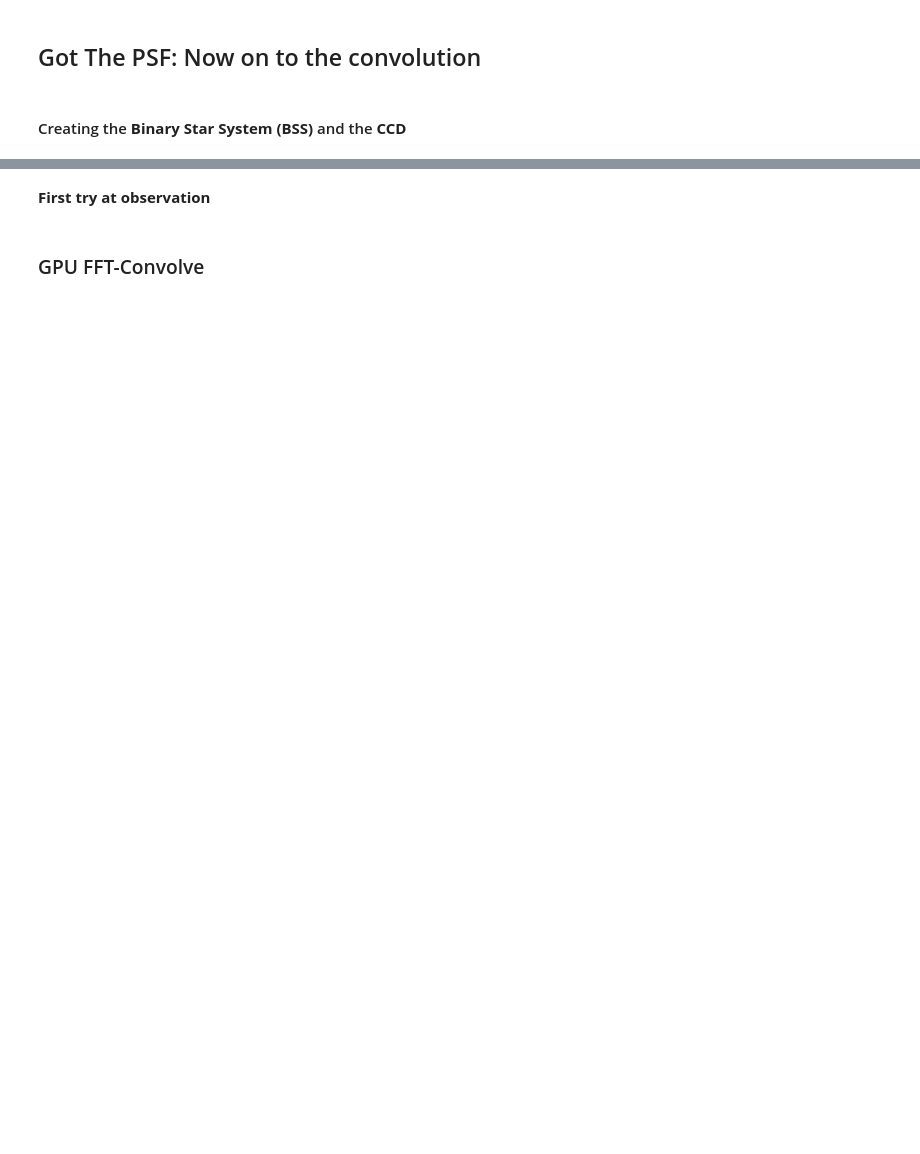
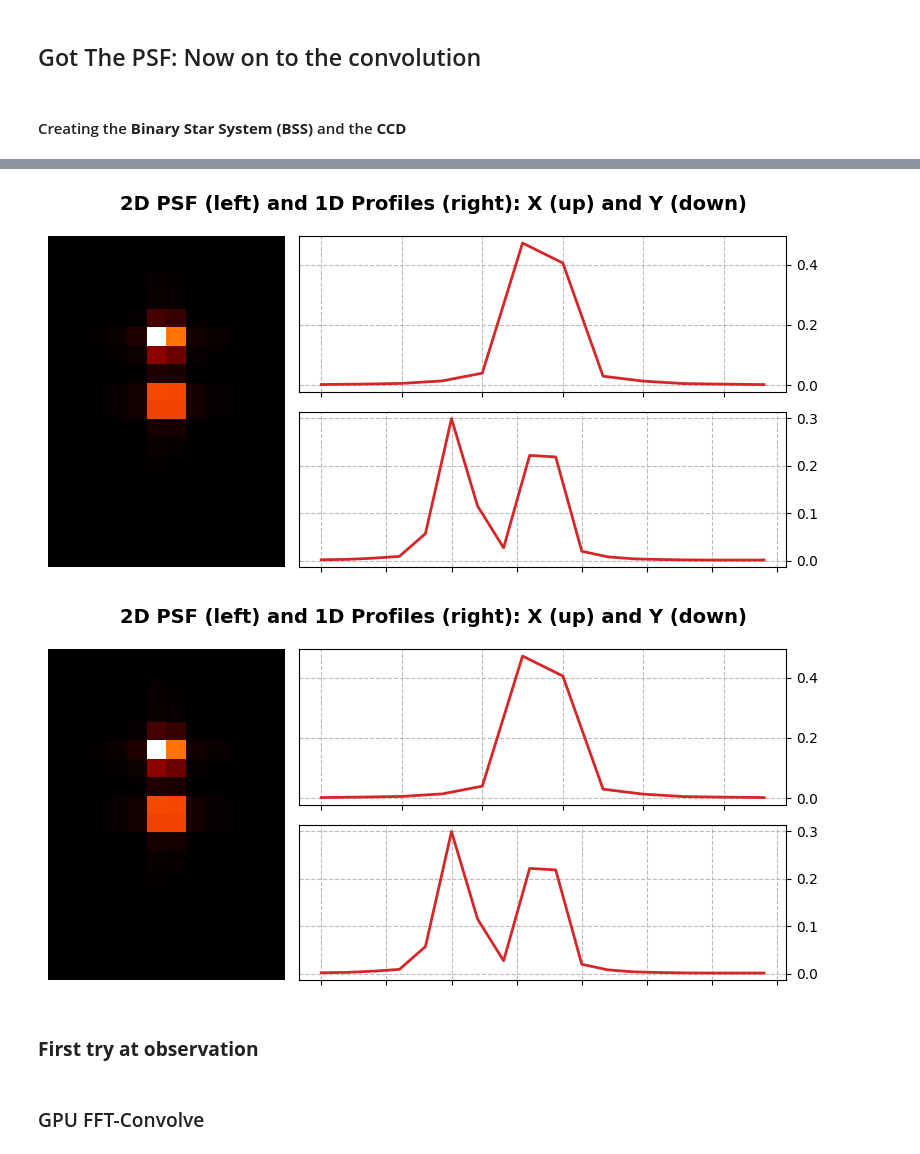
Before and after one commit to pietroferraiuolo/BINCAT, a Jupyter notebook: 01-psf-simulation.ipynb, the cells around one changed output, grey strips where cells are left out. Cells and saved outputs as stored; diff of their text form; code cells hidden in the pictures; blank space fills up the shorter version.

```diff
--- a/01-psf-simulation.ipynb
+++ b/01-psf-simulation.ipynb
@@ -106,5 +112,10 @@ ccd.display_psf(psf=obs)
+# %%
+ccd.display_psf([finview,px,py])
+# %% [output]
+[figure, added]
+[figure, added]
 # %% [markdown]
-**First try at observation**
+### **First try at observation**
 # %%
 psf = bs.observe(ccd)
 # %% [markdown]
```
Also changed, not shown: parts of 12 cells of this notebook, 1 other file.
